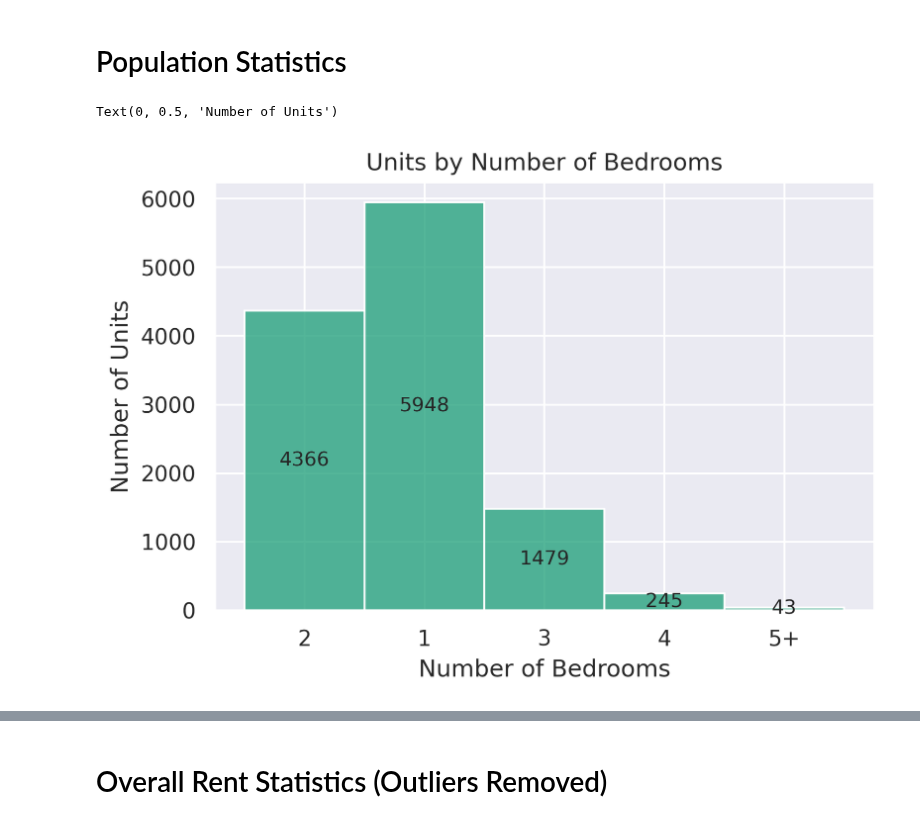
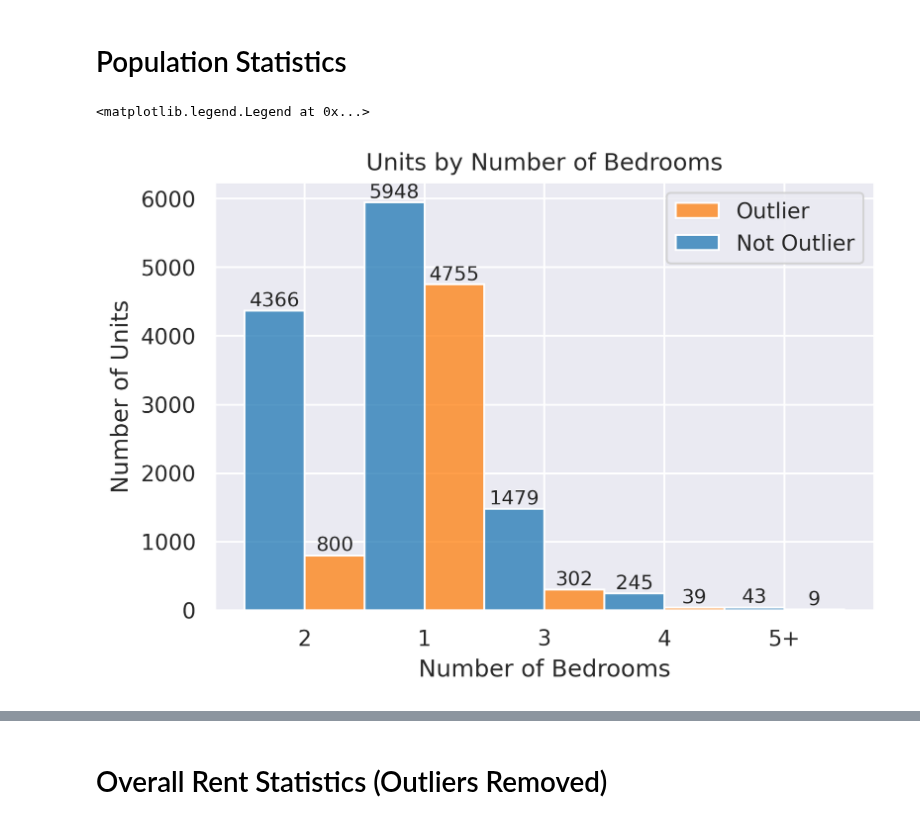
Before and after one commit to PhilipMathieu/portland-rent-board-2023, a Jupyter notebook: notebooks/2023-data.ipynb, the cells around one changed output, grey strips where cells are left out. Drawn from its saved outputs; the diff is of its cells as text; code cells hidden in the pictures.

```diff
--- a/notebooks/2023-data.ipynb
+++ b/notebooks/2023-data.ipynb
@@ -46,18 +48,22 @@ Breakdown by Subset:
 # Population Statistics
 # %%
 ax = sns.histplot(
-    data=df[~df["outlier"]],
-    x='nbrBedRms_grouped'
+    data=df,
+    x='nbrBedRms_grouped',
+    hue='outlier',
+    multiple='dodge',
+    palette='tab10',
     )
 for bars in ax.containers:
     ax.bar_label(
         bars,
         fmt='%d',
-        label_type='center'
+        label_type='edge'
         )
 ax.set_title("Units by Number of Bedrooms")
 ax.set_xlabel("Number of Bedrooms")
 ax.set_ylabel("Number of Units")
+ax.legend(labels=['Outlier', 'Not Outlier'])
 # %% [output]
-Text(0, 0.5, 'Number of Units')
+<matplotlib.legend.Legend at 0x...>
-[figure, old version]
+[figure, new version]
```
Also changed, not shown: parts of 18 cells of this notebook.
